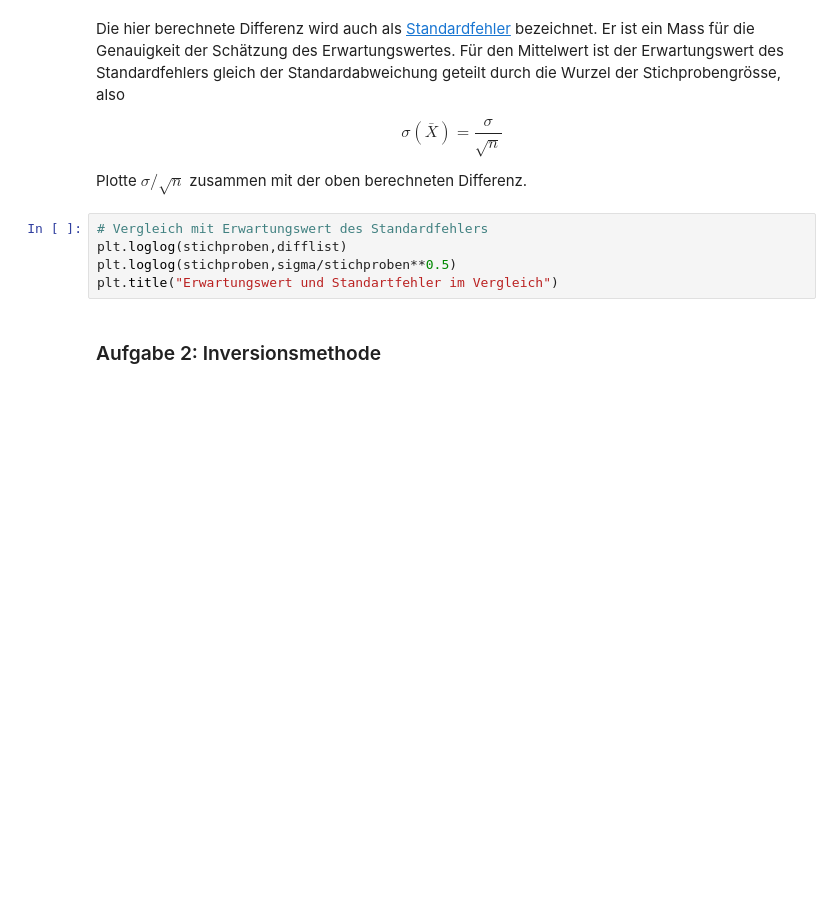
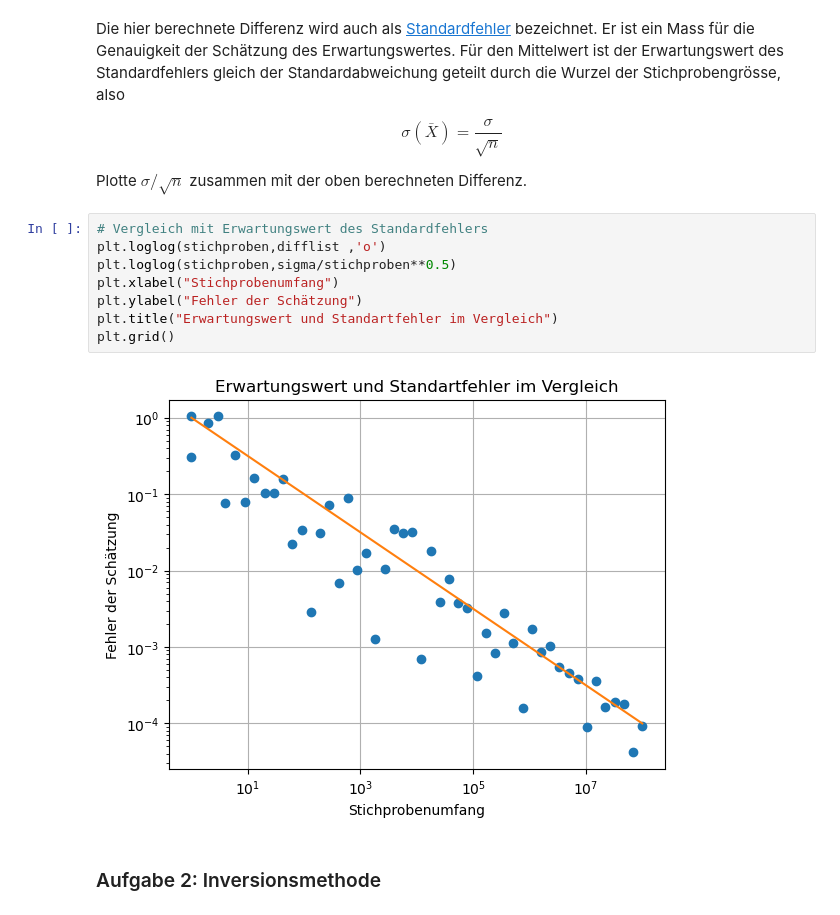
Before and after one commit to visciric/NGDS--Viscio, a Jupyter notebook: 10_ZufallszahlenErzeugen/10_Uebungsblatt.ipynb, the cells around one changed output. Cells and saved outputs as stored; diff of their text form; blank space fills up the shorter version.

```diff
--- a/10_ZufallszahlenErzeugen/10_Uebungsblatt.ipynb
+++ b/10_ZufallszahlenErzeugen/10_Uebungsblatt.ipynb
@@ -46,9 +70,14 @@ $$ \sigma(\bar{X}) = \frac{\sigma}{\sqrt{n}} $$
 Plotte $\sigma/\sqrt{n}$ zusammen mit der oben berechneten Differenz.
 # %%
 # Vergleich mit Erwartungswert des Standardfehlers
-plt.loglog(stichproben,difflist)
+plt.loglog(stichproben,difflist ,'o')
 plt.loglog(stichproben,sigma/stichproben**0.5)
+plt.xlabel("Stichprobenumfang")
+plt.ylabel("Fehler der Schätzung")
 plt.title("Erwartungswert und Standartfehler im Vergleich")
+plt.grid()
+# %% [output]
+[figure, added]
 # %% [markdown]
 ### Aufgabe 2: Inversionsmethode
 # %% [markdown]
```
Also changed, not shown: parts of 9 cells of this notebook.
